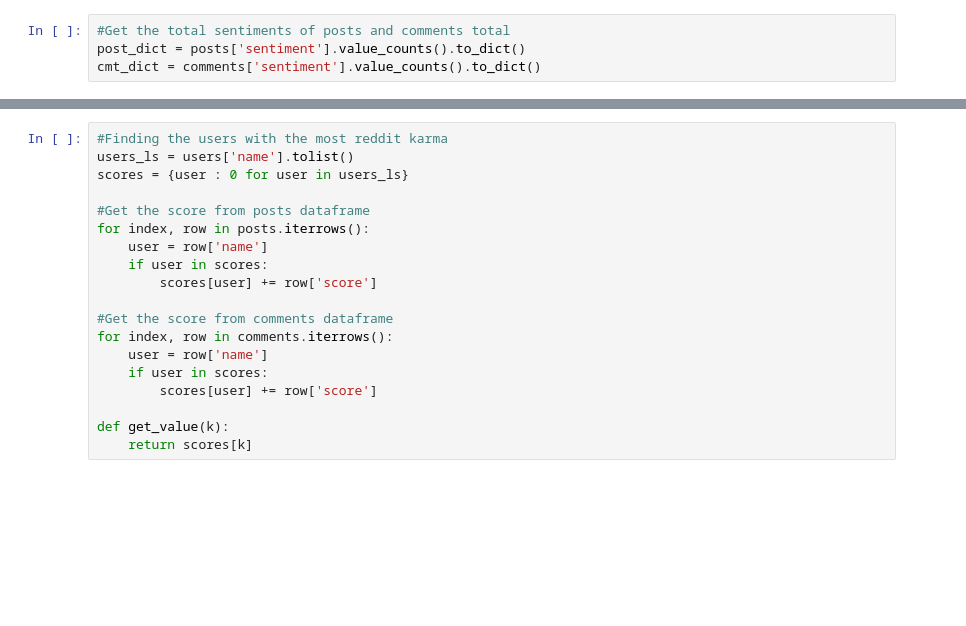
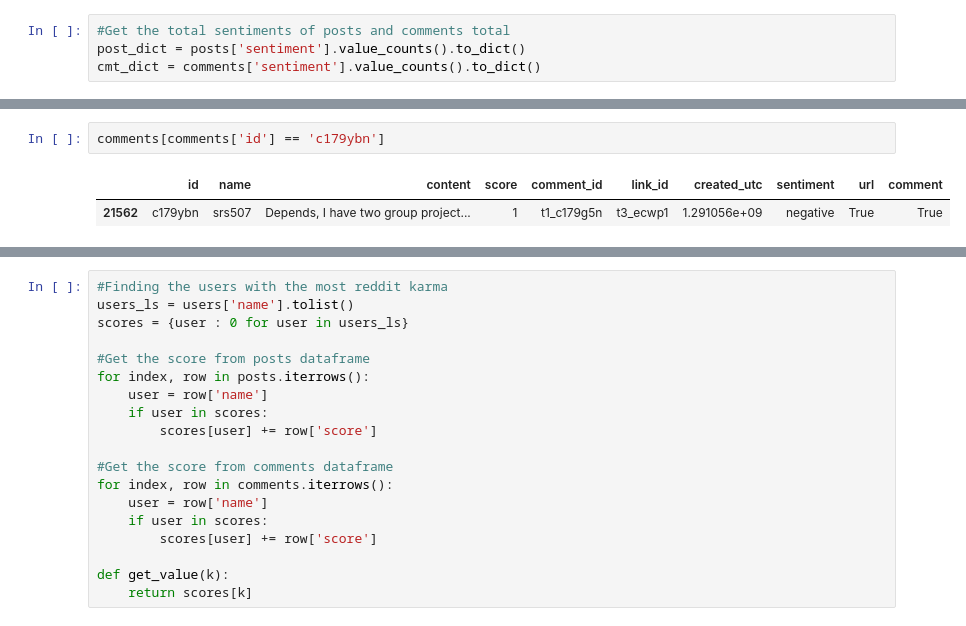
Before and after one commit to Kn99HN/R_NYU_Analysis, a Jupyter notebook: Analysis.ipynb, the cells around one changed output, grey strips where cells are left out. Drawn from its saved outputs; the diff is of its cells as text; blank space fills up the shorter version.

```diff
--- a/Analysis.ipynb
+++ b/Analysis.ipynb
@@ -404,0 +437,5 @@ fig.show()
+# %%
+comments[comments['id'] == 'c179ybn']
+# %% [output]
+|  | id | name | content | score | comment_id | link_id | created_utc | sentiment | url | comment |
+| 21562 | c179ybn | srs507 | Depends, I have two group project... | 1 | t1_c179g5n | t3_ecwp1 | 1.291056e+09 | negative | True | True |
```
Also changed, not shown: parts of 25 cells of this notebook, 1 other file.
